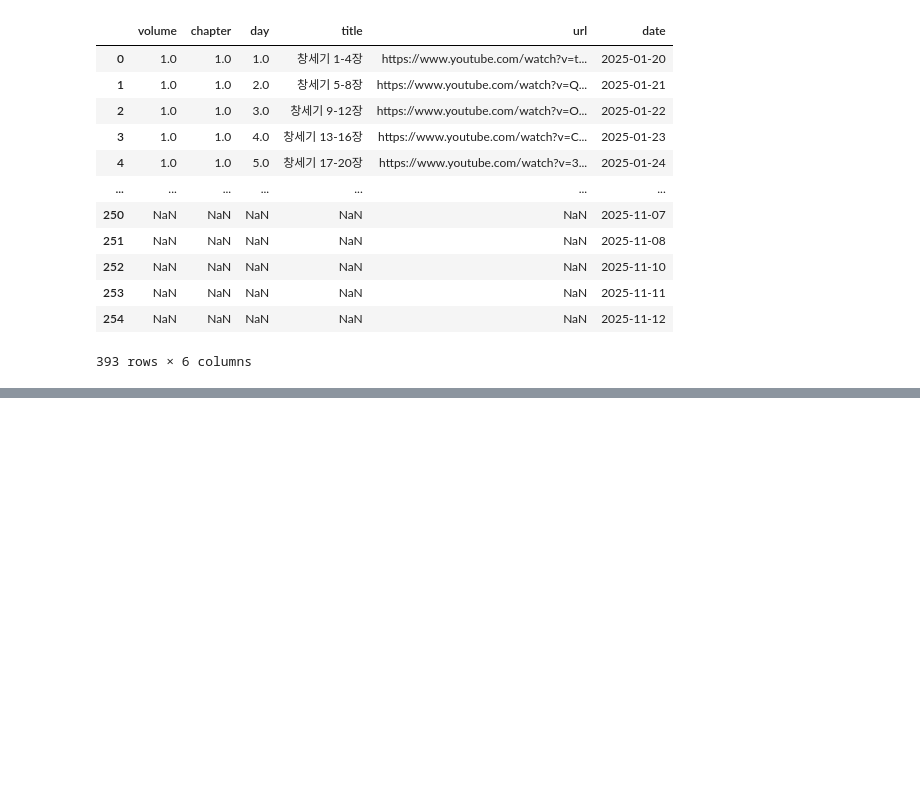
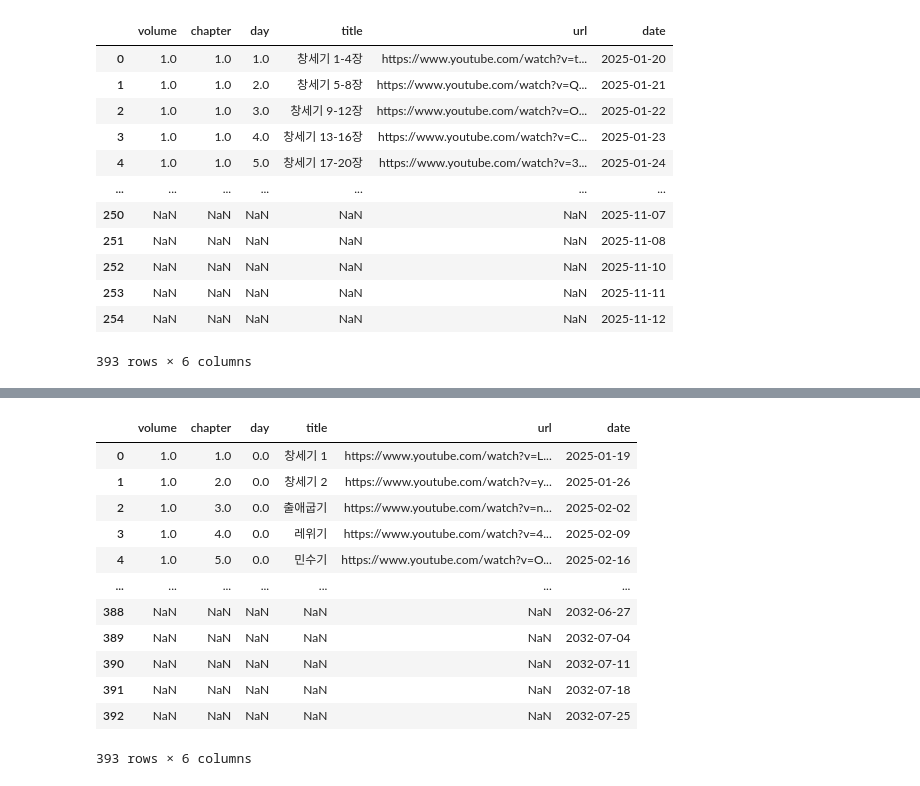
Before and after one commit to inspiratives/RJesus, a Jupyter notebook: extract_lecture_list.ipynb, the cells around one changed output, grey strips where cells are left out. Cells and saved outputs as stored; diff of their text form; code cells hidden in the pictures; blank space fills up the shorter version.

```diff
--- a/extract_lecture_list.ipynb
+++ b/extract_lecture_list.ipynb
@@ -103,0 +182,26 @@ df.to_csv('url_list.csv', index=False, encoding='utf-8-sig')
+# %%
+# add date columns
+# iloc[42] : 2025-03-10
+# according to 42th row, fill the date column
+# 'day' column is weekday (1: mon)
+import datetime
+from datetime import timedelta
+
+start_date = datetime.date(2025, 1, 19)
+for i in range(len(df)):
+    df2.loc[i, 'date'] = start_date + timedelta(days=(7 * i))
+df2
+# %% [output]
+|  | volume | chapter | day | title | url | date |
+| 0 | 1.0 | 1.0 | 0.0 | 창세기 1 | https://www.youtube.com/watch?v=L... | 2025-01-19 |
+| 1 | 1.0 | 2.0 | 0.0 | 창세기 2 | https://www.youtube.com/watch?v=y... | 2025-01-26 |
+| 2 | 1.0 | 3.0 | 0.0 | 출애굽기 | https://www.youtube.com/watch?v=n... | 2025-02-02 |
+| 3 | 1.0 | 4.0 | 0.0 | 레위기 | https://www.youtube.com/watch?v=4... | 2025-02-09 |
+| 4 | 1.0 | 5.0 | 0.0 | 민수기 | https://www.youtube.com/watch?v=O... | 2025-02-16 |
+| ... | ... | ... | ... | ... | ... | ... |
+| 388 | NaN | NaN | NaN | NaN | NaN | 2032-06-27 |
+| 389 | NaN | NaN | NaN | NaN | NaN | 2032-07-04 |
+| 390 | NaN | NaN | NaN | NaN | NaN | 2032-07-11 |
+| 391 | NaN | NaN | NaN | NaN | NaN | 2032-07-18 |
+| 392 | NaN | NaN | NaN | NaN | NaN | 2032-07-25 |
+393 rows × 6 columns
```
Also changed, not shown: parts of 6 cells of this notebook, 3 other files.
